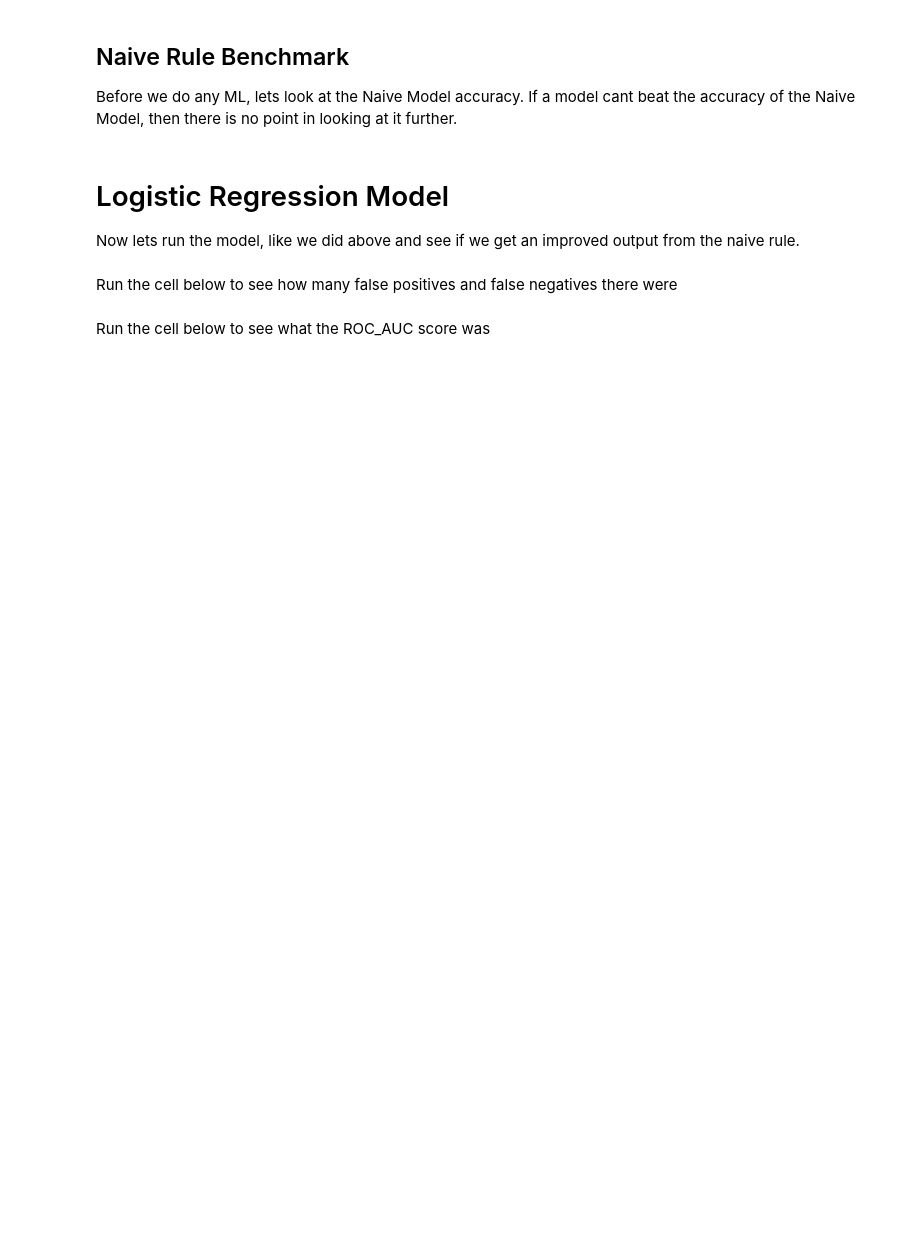
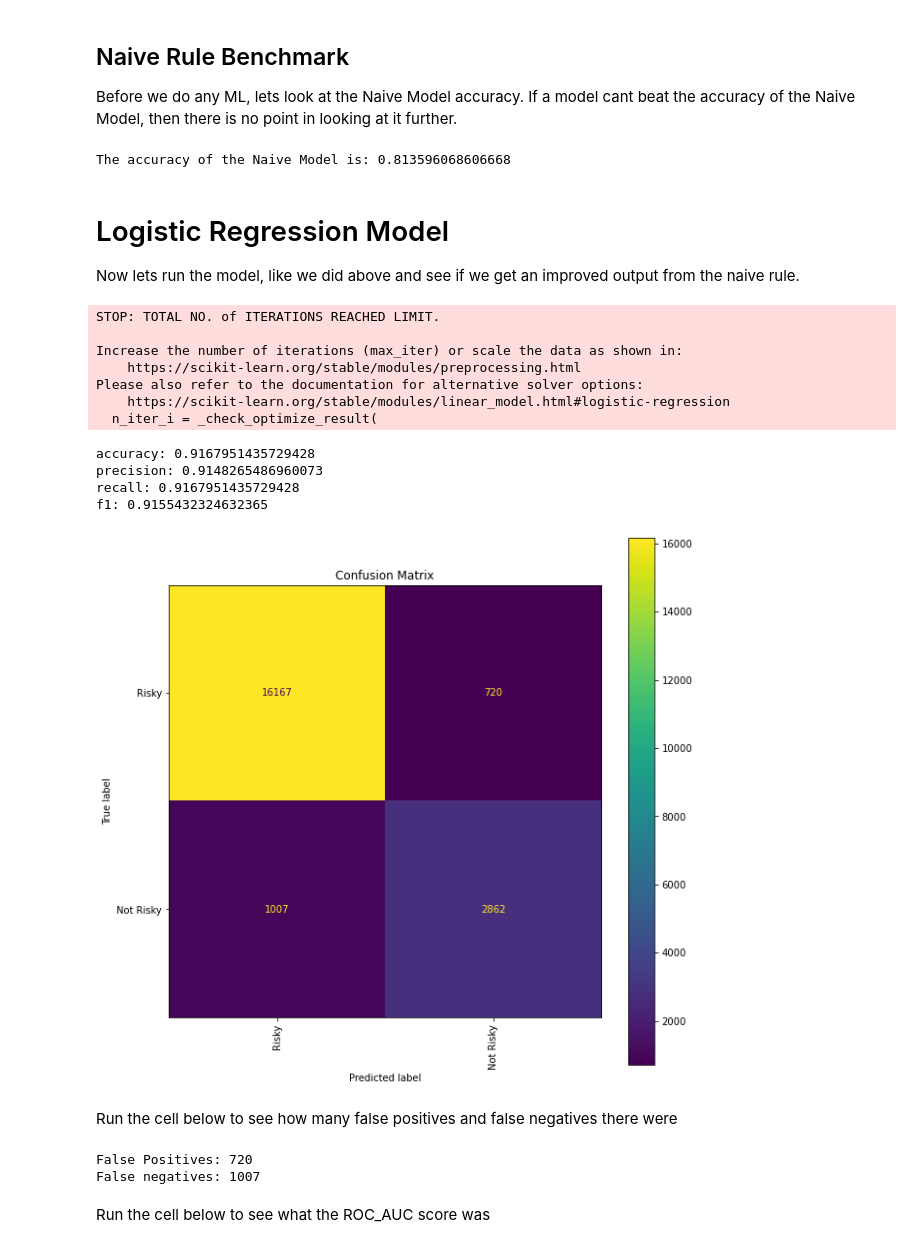
Before and after one commit to Nutrien/insights-data-scientizen, a Jupyter notebook: Session3Lab.ipynb, the cells around one changed output. Drawn from its saved outputs; the diff is of its cells as text; code cells hidden in the pictures; blank space fills up the shorter version.

```diff
--- a/Session3Lab.ipynb
+++ b/Session3Lab.ipynb
@@ -175,18 +363,38 @@ credit_data
 # %%
-X_train, X_test, y_train, y_test = prepare_data(credit_data, 'Have Risk or not')
+X_train, X_test, y_train, y_test = prepare_data(credit_data, 'Risk')
 # %% [markdown]
 ## Naive Rule Benchmark
 Before we do any ML, lets look at the Naive Model accuracy. If a model cant beat the accuracy of the Naive Model, then there is no point in looking at it further.
 # %%
 naive_rule_accuracy(y_train,y_test)
+# %% [output]
+The accuracy of the Naive Model is: 0.813596068606668
 # %% [markdown]
 # Logistic Regression Model
 Now lets run the model, like we did above and see if we get an improved output from the naive rule.
 # %%
 from sklearn.linear_model import LogisticRegression
 model = LogisticRegression()
 model.fit(X_train, y_train)
 evaluate(model, X_test, y_test)
+
+fig = plt.gcf()
+ax = plt.gca()
+
+ax.xaxis.set_ticklabels(['Risky','Not Risky']); ax.yaxis.set_ticklabels(['Risky','Not Risky']);
+# %% [output]
+STOP: TOTAL NO. of ITERATIONS REACHED LIMIT.
+
+Increase the number of iterations (max_iter) or scale the data as shown in:
+    https://scikit-learn.org/stable/modules/preprocessing.html
+Please also refer to the documentation for alternative solver options:
+    https://scikit-learn.org/stable/modules/linear_model.html#logistic-regression
+  n_iter_i = _check_optimize_result(
+accuracy: 0.9167951435729428
+precision: 0.9148265486960073
+recall: 0.9167951435729428
+f1: 0.9155432324632365
+[figure, added]
 # %% [markdown]
 Run the cell below to see how many false positives and false negatives there were
 # %%
@@ -201,6 +409,9 @@ for prediction, truth in zip(pred, y_test):
 
 print(f"False Positives: {false_positives}")
 print(f"False negatives: {false_negatives}")
+# %% [output]
+False Positives: 720
+False negatives: 1007
 # %% [markdown]
 Run the cell below to see what the ROC_AUC score was
 # %%
```
Also changed, not shown: parts of 14 cells of this notebook.
